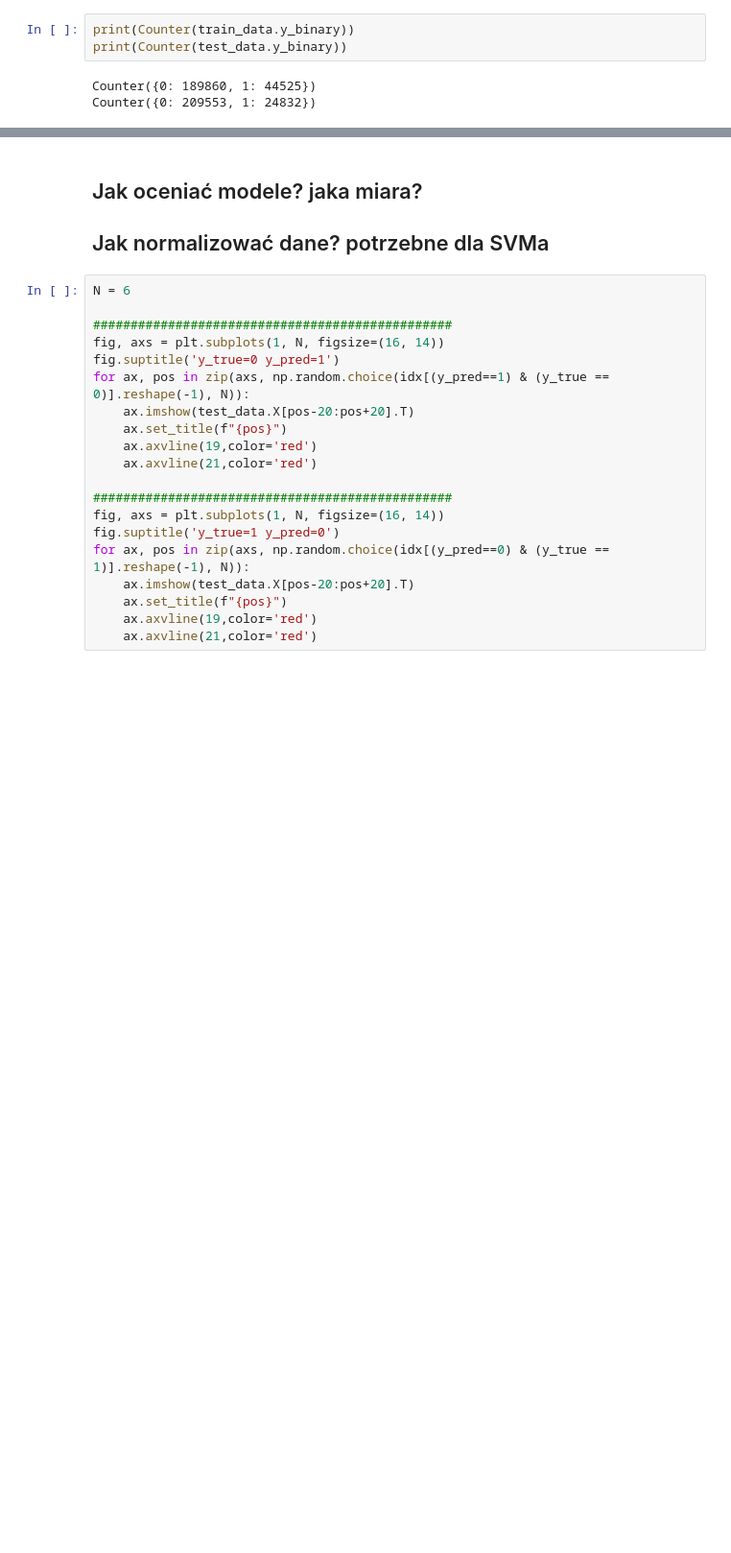
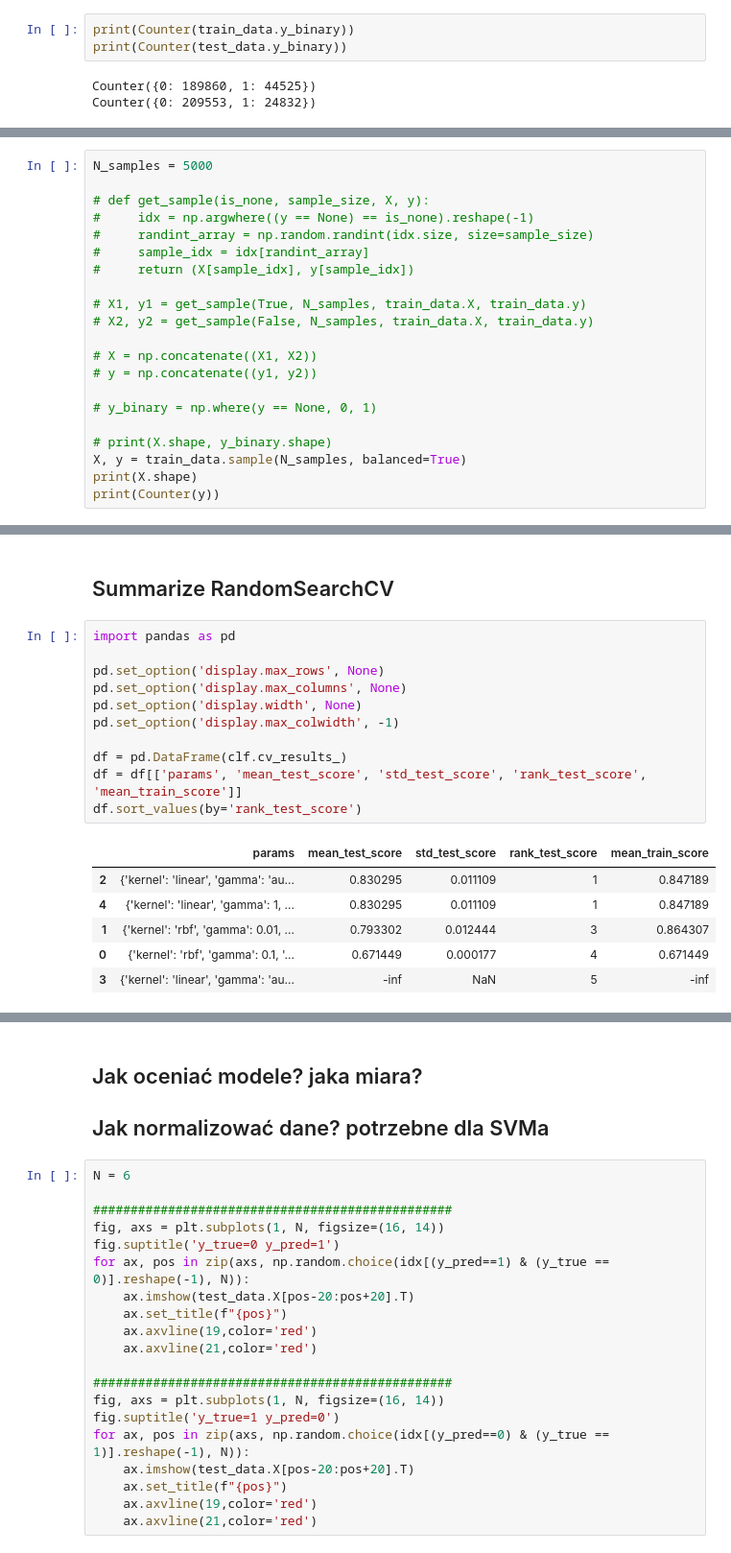
Before and after one commit to pkubiak/happy-szczurki, a Jupyter notebook: Classification SVM.ipynb, the cells around one changed output, grey strips where cells are left out. Shown at 96% size. Saved outputs shown, nothing was run; the diff lists cells and outputs as text; blank space fills up the shorter version.

```diff
--- a/Classification SVM.ipynb
+++ b/Classification SVM.ipynb
@@ -110,0 +136,21 @@ print(np.mean(test_data.X), np.std(test_data.X))
+# %%
+N_samples = 5000
+
+# def get_sample(is_none, sample_size, X, y):
+#     idx = np.argwhere((y == None) == is_none).reshape(-1)
+#     randint_array = np.random.randint(idx.size, size=sample_size)
+#     sample_idx = idx[randint_array]
+#     return (X[sample_idx], y[sample_idx])
+
+# X1, y1 = get_sample(True, N_samples, train_data.X, train_data.y)
+# X2, y2 = get_sample(False, N_samples, train_data.X, train_data.y)
+
+# X = np.concatenate((X1, X2))
+# y = np.concatenate((y1, y2))
+
+# y_binary = np.where(y == None, 0, 1)
+
+# print(X.shape, y_binary.shape)
+X, y = train_data.sample(N_samples, balanced=True)
+print(X.shape)
+print(Counter(y))
@@ -178,0 +369,20 @@ support: Counter({0: 8927, 1: 1073})
+# %% [markdown]
+## Summarize RandomSearchCV ##
+# %%
+import pandas as pd
+
+pd.set_option('display.max_rows', None)
+pd.set_option('display.max_columns', None)
+pd.set_option('display.width', None)
+pd.set_option('display.max_colwidth', -1)
+
+df = pd.DataFrame(clf.cv_results_)
+df = df[['params', 'mean_test_score', 'std_test_score', 'rank_test_score', 'mean_train_score']]
+df.sort_values(by='rank_test_score')
+# %% [output]
+|  | params | mean_test_score | std_test_score | rank_test_score | mean_train_score |
+| 2 | {'kernel': 'linear', 'gamma': 'au... | 0.830295 | 0.011109 | 1 | 0.847189 |
+| 4 | {'kernel': 'linear', 'gamma': 1, ... | 0.830295 | 0.011109 | 1 | 0.847189 |
+| 1 | {'kernel': 'rbf', 'gamma': 0.01, ... | 0.793302 | 0.012444 | 3 | 0.864307 |
+| 0 | {'kernel': 'rbf', 'gamma': 0.1, '... | 0.671449 | 0.000177 | 4 | 0.671449 |
+| 3 | {'kernel': 'linear', 'gamma': 'au... | -inf | NaN | 5 | -inf |
```
Also changed, not shown: parts of 22 cells of this notebook.
